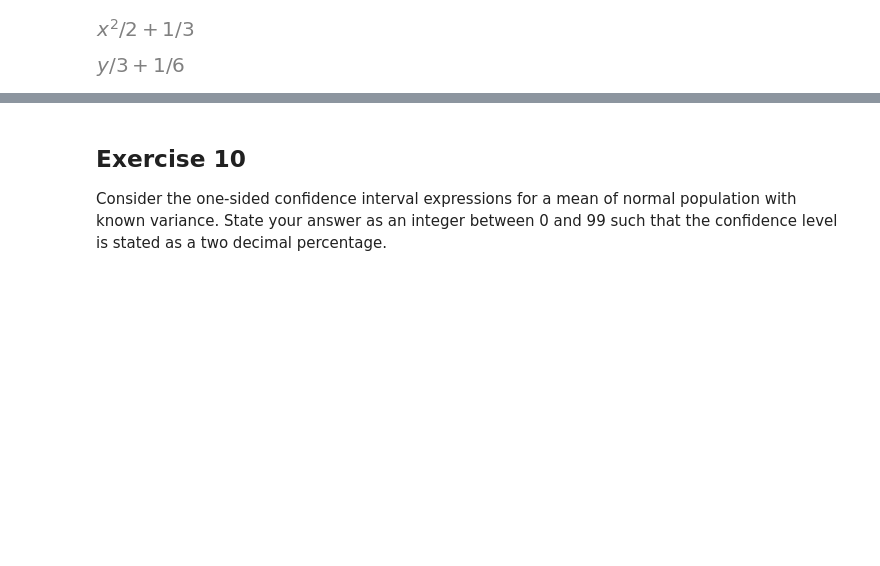
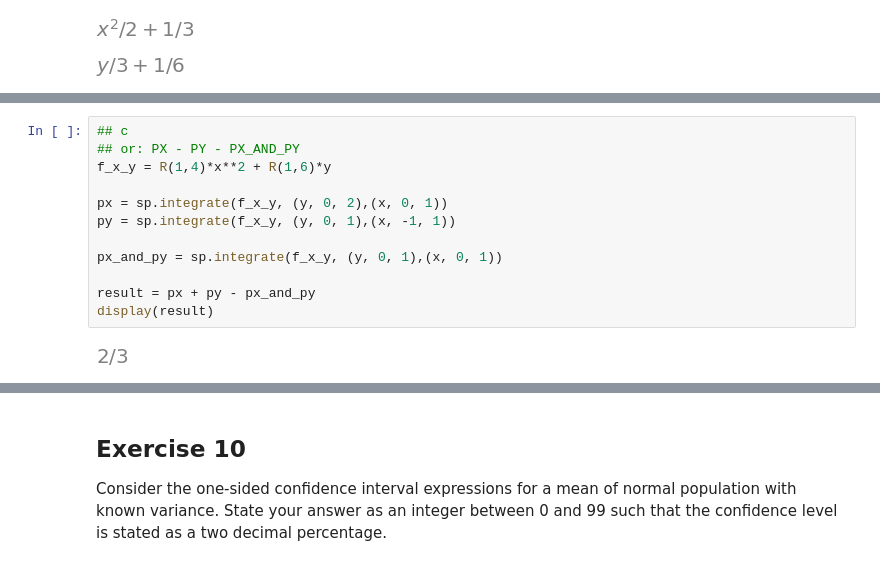
Before and after one commit to nickcernean/SMP_Exercises, a Jupyter notebook: Exam_Sessions/WiseflowExam4_10.ipynb, the cells around one changed output, grey strips where cells are left out. Cells and saved outputs as stored; diff of their text form; blank space fills up the shorter version.

```diff
--- a/Exam_Sessions/WiseflowExam4_10.ipynb
+++ b/Exam_Sessions/WiseflowExam4_10.ipynb
@@ -243,0 +246,14 @@ display(probability)
+# %%
+## c
+## or: PX - PY - PX_AND_PY
+f_x_y = R(1,4)*x**2 + R(1,6)*y
+
+px = sp.integrate(f_x_y, (y, 0, 2),(x, 0, 1))
+py = sp.integrate(f_x_y, (y, 0, 1),(x, -1, 1))
+
+px_and_py = sp.integrate(f_x_y, (y, 0, 1),(x, 0, 1))
+
+result = px + py - px_and_py
+display(result)
+# %% [output]
+[figure, added]
```
Also changed, not shown: parts of 12 cells of this notebook, 5 other files.
